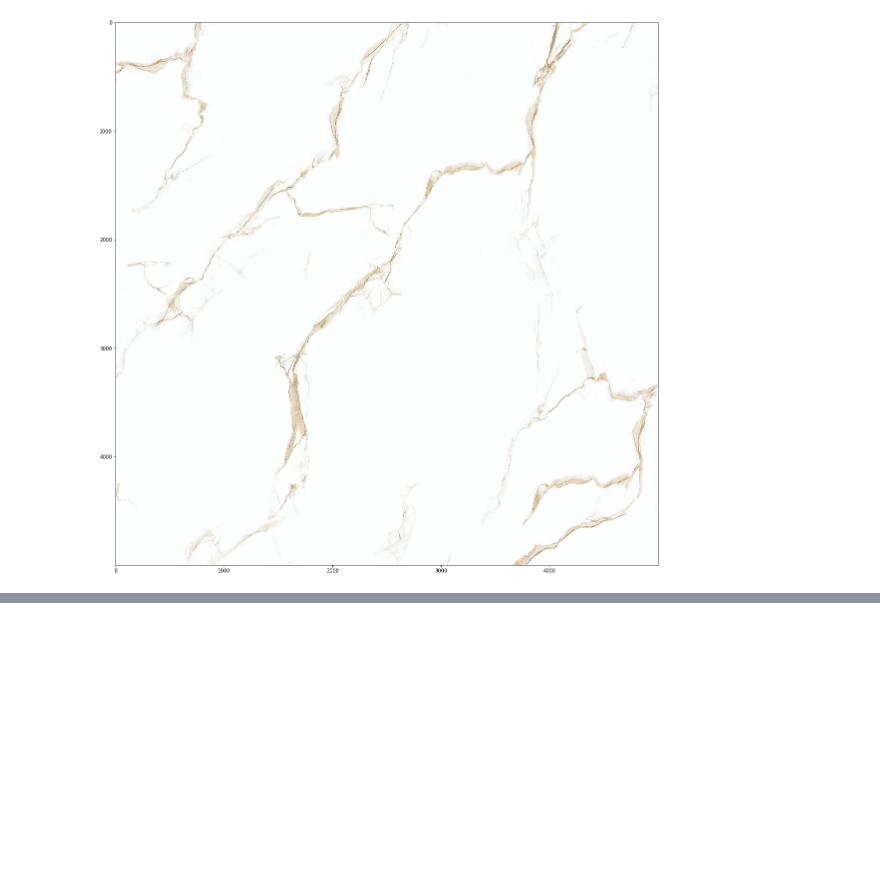
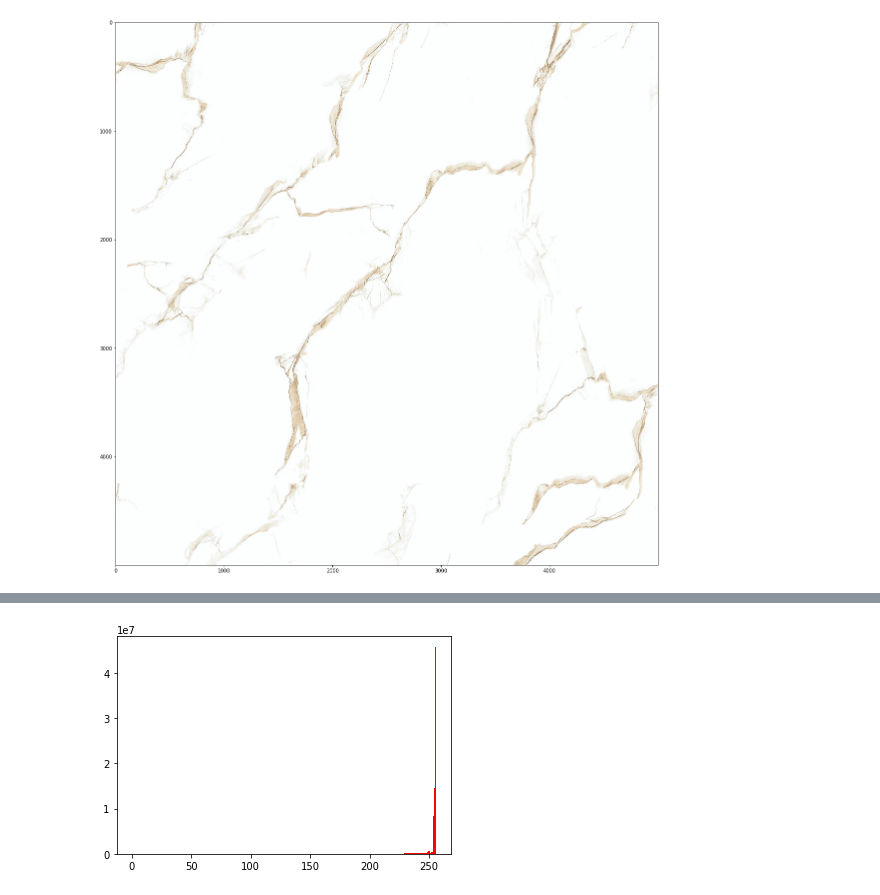
Before and after one commit to parsaeisa/computer_vision_project, a Jupyter notebook: CV_Project_Template.ipynb, the cells around one changed output, grey strips where cells are left out. Cells and saved outputs as stored; diff of their text form; code cells hidden in the pictures; blank space fills up the shorter version.

```diff
--- a/CV_Project_Template.ipynb
+++ b/CV_Project_Template.ipynb
@@ -64,0 +59,7 @@ plt.imshow(pattern[..., ::-1])
+# %%
+# Histogram of pattern
+pat = cv2.imread("/content/Patterns/AYLIN.tif")
+plt.hist(pat.flatten(),256,[0,256], color = 'r')
+plt.show()
+# %% [output]
+[figure, added]
```
Also changed, not shown: parts of 14 cells of this notebook.
